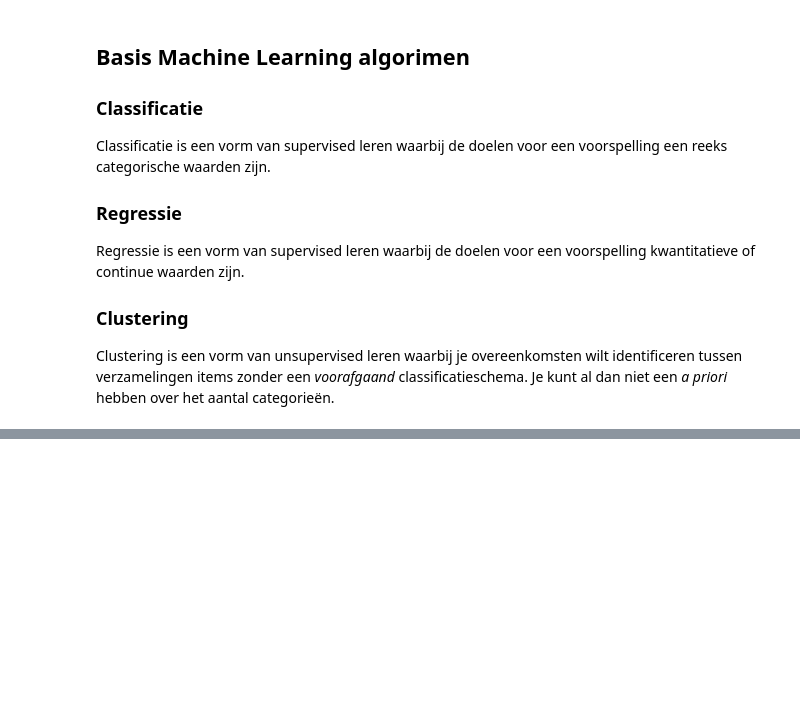
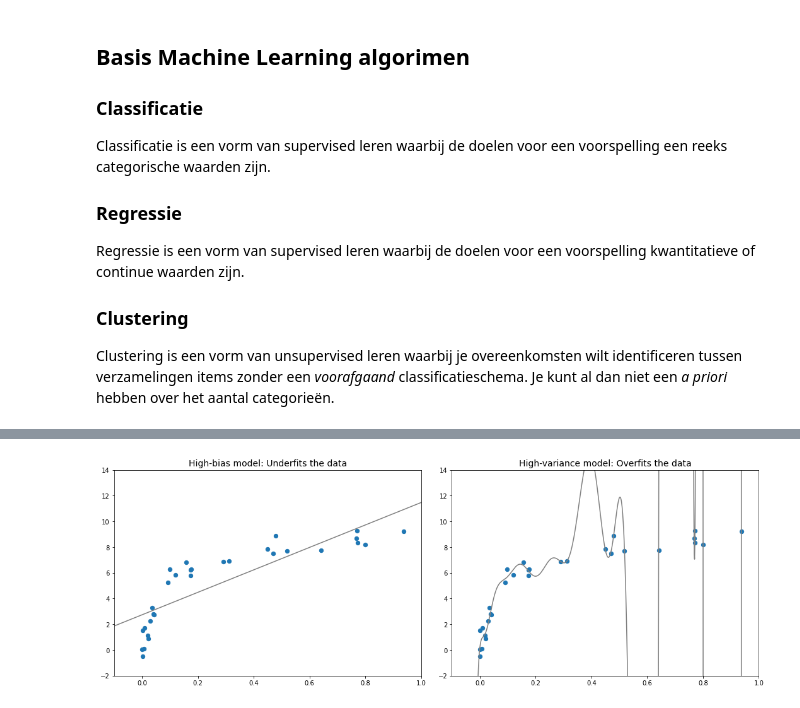
Before and after one commit to MixKlim/SIG-ML, a Jupyter notebook: Practicum.ipynb, the cells around one changed output, grey strips where cells are left out. Drawn from its saved outputs; the diff is of its cells as text; code cells hidden in the pictures; blank space fills up the shorter version.

```diff
--- a/Practicum.ipynb
+++ b/Practicum.ipynb
@@ -39,0 +53,39 @@ Clustering is een vorm van unsupervised leren waarbij je overeenkomsten wilt ide
+# %%
+def make_data(N=30, err=0.8, rseed=1):
+    # randomly sample the data
+    rng = np.random.RandomState(rseed)
+    X = rng.rand(N, 1) ** 2
+    y = 10 - 1. / (X.ravel() + 0.1)
+    if err > 0:
+        y += err * rng.randn(N)
+    return X, y
+# %%
+from sklearn.preprocessing import PolynomialFeatures
+from sklearn.linear_model import LinearRegression
+from sklearn.pipeline import make_pipeline
+
+def PolynomialRegression(degree=2, **kwargs):
+    return make_pipeline(PolynomialFeatures(degree),
+                         LinearRegression(**kwargs))
+# %%
+X, y = make_data()
+xfit = np.linspace(-0.1, 1.0, 1000)[:, None]
+model1 = PolynomialRegression(1).fit(X, y)
+model20 = PolynomialRegression(20).fit(X, y)
+
+fig, ax = plt.subplots(1, 2, figsize=(16, 6))
+fig.subplots_adjust(left=0.0625, right=0.95, wspace=0.1)
+
+ax[0].scatter(X.ravel(), y, s=40)
+ax[0].plot(xfit.ravel(), model1.predict(xfit), color='gray')
+ax[0].axis([-0.1, 1.0, -2, 14])
+ax[0].set_title('High-bias model: Underfits the data', size=14)
+
+ax[1].scatter(X.ravel(), y, s=40)
+ax[1].plot(xfit.ravel(), model20.predict(xfit), color='gray')
+ax[1].axis([-0.1, 1.0, -2, 14])
+ax[1].set_title('High-variance model: Overfits the data', size=14)
+
+fig.savefig('img/bias-variance.png')
+# %% [output]
+[figure, added]
```
Also changed, not shown: parts of 55 cells of this notebook, 7 other files.
